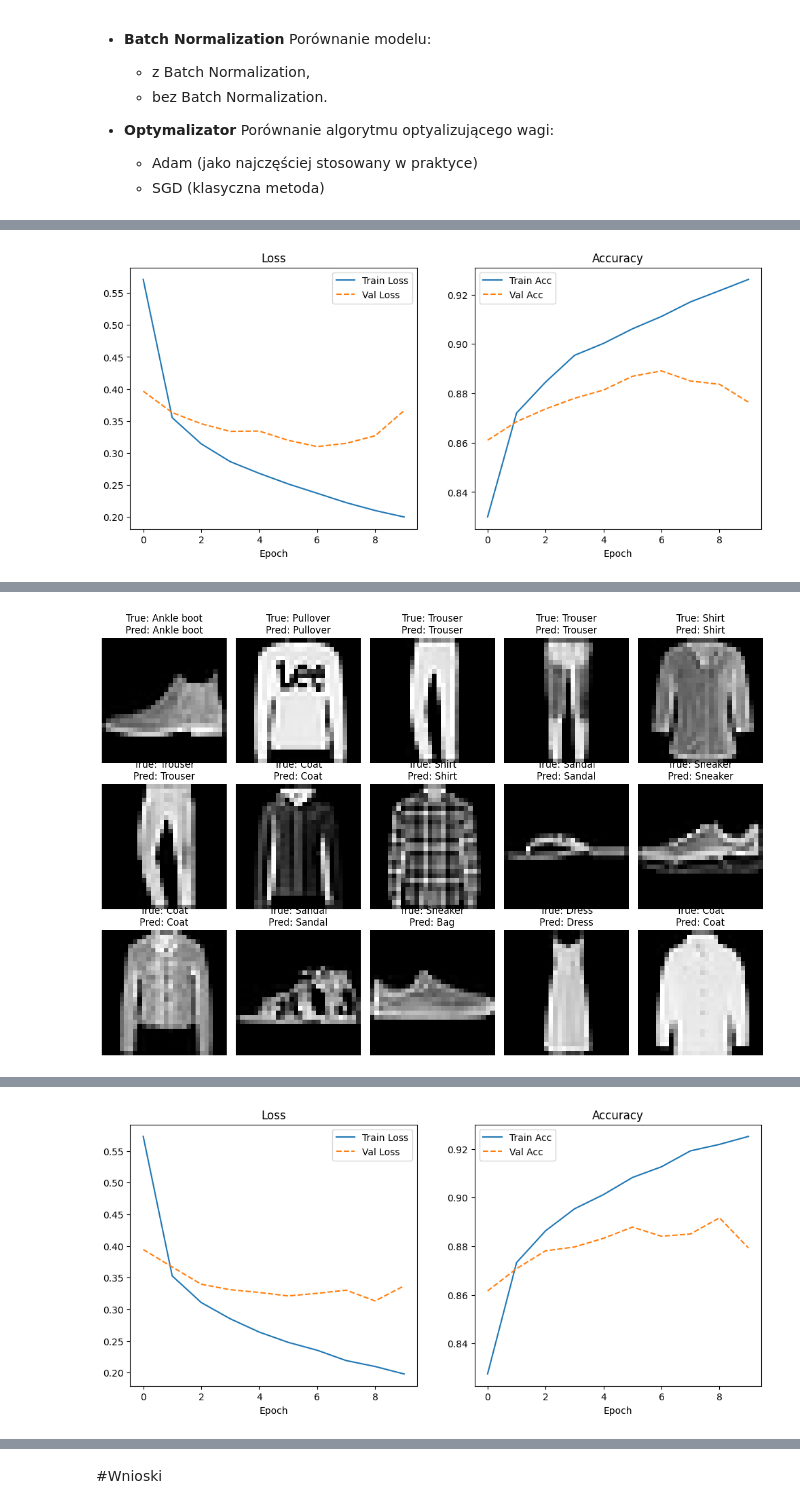
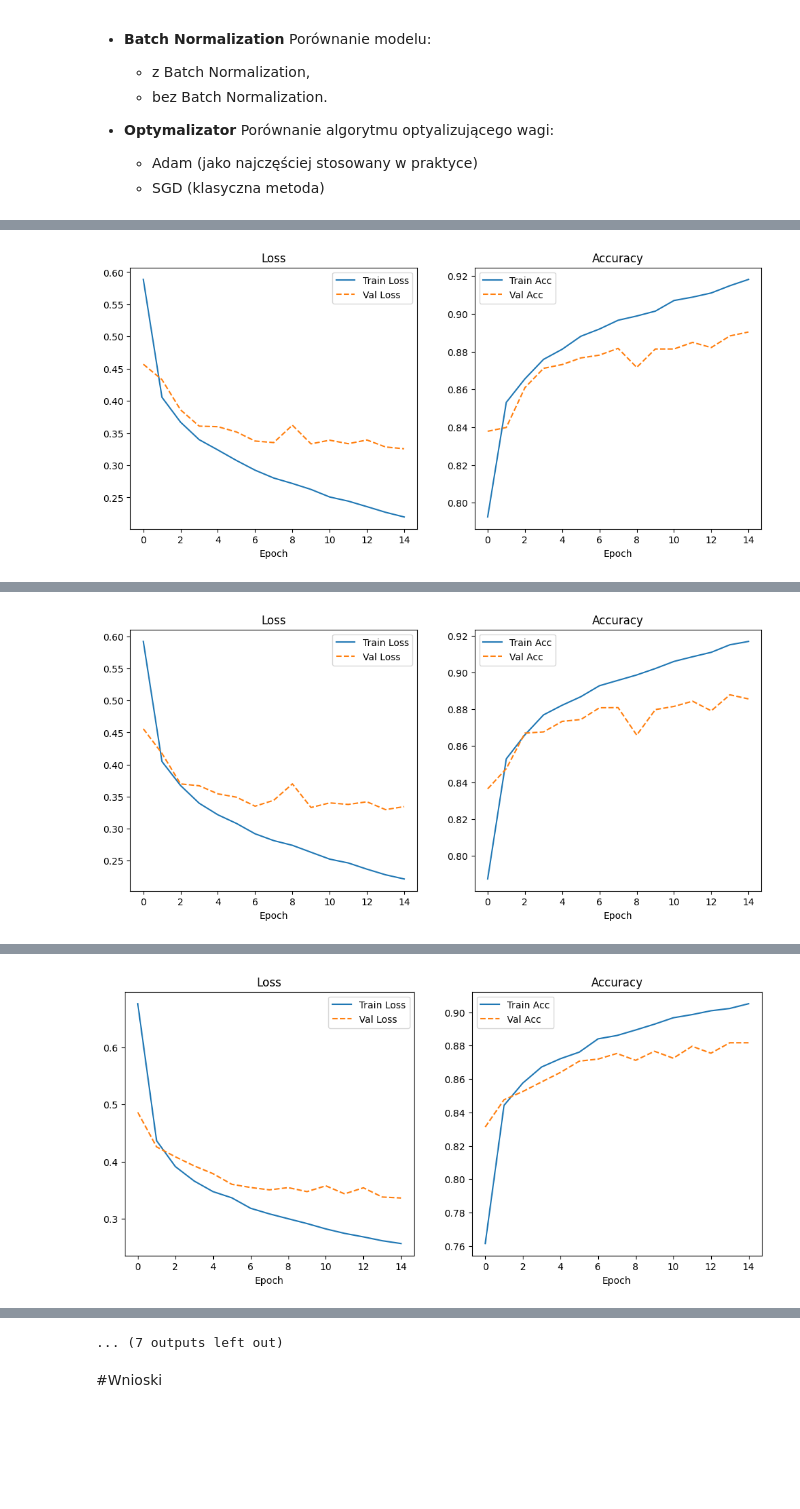
Before and after one commit to Solvro/ml-kurs-wdrozeniowy-25, a Jupyter notebook: ML_WDR_3_MLP.ipynb, the cells around one changed output, grey strips where cells are left out. Drawn from its saved outputs; the diff is of its cells as text; code cells hidden in the pictures; blank space fills up the shorter version.

Commit message:
fix: fix BathNorm config issue, fix EDA

```diff
--- a/ML_WDR_3_MLP.ipynb
+++ b/ML_WDR_3_MLP.ipynb
@@ -745,13 +745,13 @@ W szczególności powinny się pojawić następujące eksperymenty:
 def run_experiment(
     hidden_sizes=[256, 128],
     dropout=0.0,
-    batch_norm=True,
+    batch_norm=False,
     optimizer_cls=torch.optim.Adam,
     optimizer_params={'lr': 0.001},
     scheduler_cls=None,
     scheduler_params={},
     patience=5,
-    epochs=10,
+    epochs=15  ,
     name="exp",
     seed=67
 ):
@@ -774,7 +774,7 @@ def run_experiment(
     trainer = Trainer(model, optimizer, torch.nn.CrossEntropyLoss(), scheduler=scheduler, patience=patience, seed=seed)
     trainer.train(train_loader, val_loader, n_epochs=epochs, save_path=f"{name}.pth")
     trainer.plot_history()
-    trainer.predict(test_loader)
+    trainer.evaluate_test(test_loader)
 
     return trainer.evaluate_test(test_loader)
 
@@ -840,7 +840,7 @@ experiments_config = [
         "name": "BatchNorm",
         "hidden_sizes": [100, 50],
         "patience": 5,
-        "batch_norm": False,
+        "batch_norm": True,
         "optimizer_cls": optim.Adam,
         "optimizer_params": {'lr': 0.001},
         "seed": SEED
@@ -853,7 +853,6 @@ experiments_config = [
         "hidden_sizes": [100, 50],
         "patience": 5,
         "dropout": 0.25,      # 25% neuronów wył dropoutem
-        "batch_norm": True,
         "optimizer_cls": optim.Adam,
         "optimizer_params": {'lr': 0.001},
         "seed": SEED
@@ -865,8 +864,6 @@ experiments_config = [
         "name": "SGD",
         "hidden_sizes": [100, 50],
         "patience": 5,
-        "dropout": 0.25,
-        "batch_norm": True,
         "optimizer_cls": optim.SGD,   # zmiana na sgd
         "optimizer_params": {'lr': 0.01},
         "seed": SEED
@@ -878,8 +875,6 @@ experiments_config = [
         "name": "Scheduler_Adam",
         "hidden_sizes": [100, 50],
         "patience": 5,
-        "dropout": 0.25,
-        "batch_norm": True,
         "optimizer_cls": optim.Adam,
         "optimizer_params": {'lr': 0.001},
         "scheduler_cls": optim.lr_scheduler.StepLR, # scheduler
@@ -893,9 +888,9 @@ results = {}
 
 for config in experiments_config:
 
-    acc = run_experiment(**config, epochs=10)
+    acc = run_experiment(**config, epochs=15)
     results[config['name']] = acc
-    print(f"{config['name']} wynik: {acc*100:.2f}%")
+    print(f"{config['name']} wynik na zbiorze TESTOWY: {acc*100:.2f}%")
 
 for name, acc in results.items():
     print(f"{name}: {acc*100:.2f}%")
@@ -913,3 +913,3 @@ Epoka 10/10 (LR: 0.00100) | Train Loss: 0.1999 Acc: 0.9261 | Val Loss: 0.3661 Ac
 
 Trening zakończony. Najlepszy model załadowany.
-[figure, old version]
+[figure, new version]
@@ -916 +934 @@ Trening zakończony. Najlepszy model załadowany.
-[figure, old version]
+[figure, new version]
@@ -930 +953 @@ Trening zakończony. Najlepszy model załadowany.
-[figure, old version]
+[figure, new version]
@@ -963,3 +1009,4 @@ Trening zakończony. Najlepszy model załadowany.
+... (7 outputs left out)
 # %% [markdown]
 #Wnioski
 # %% [markdown]
```
Also changed, not shown: parts of 3 cells of this notebook, 1 other file.
